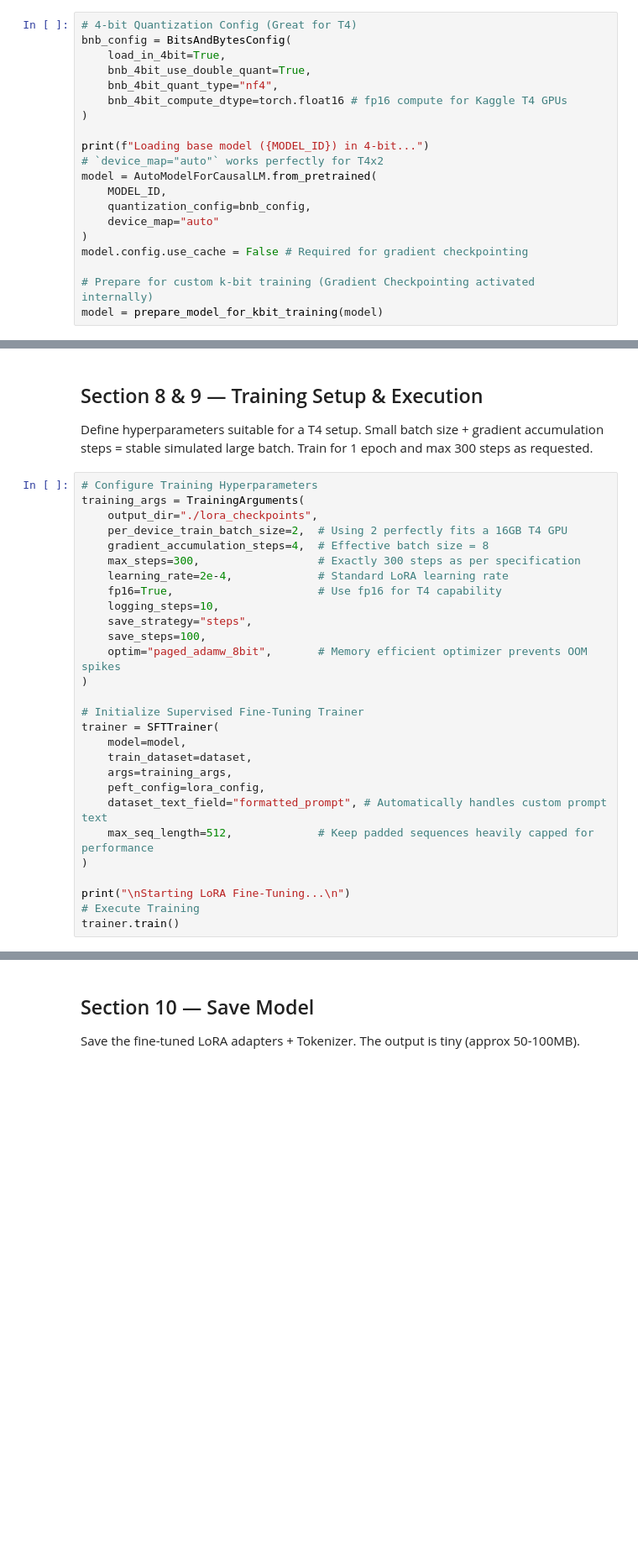
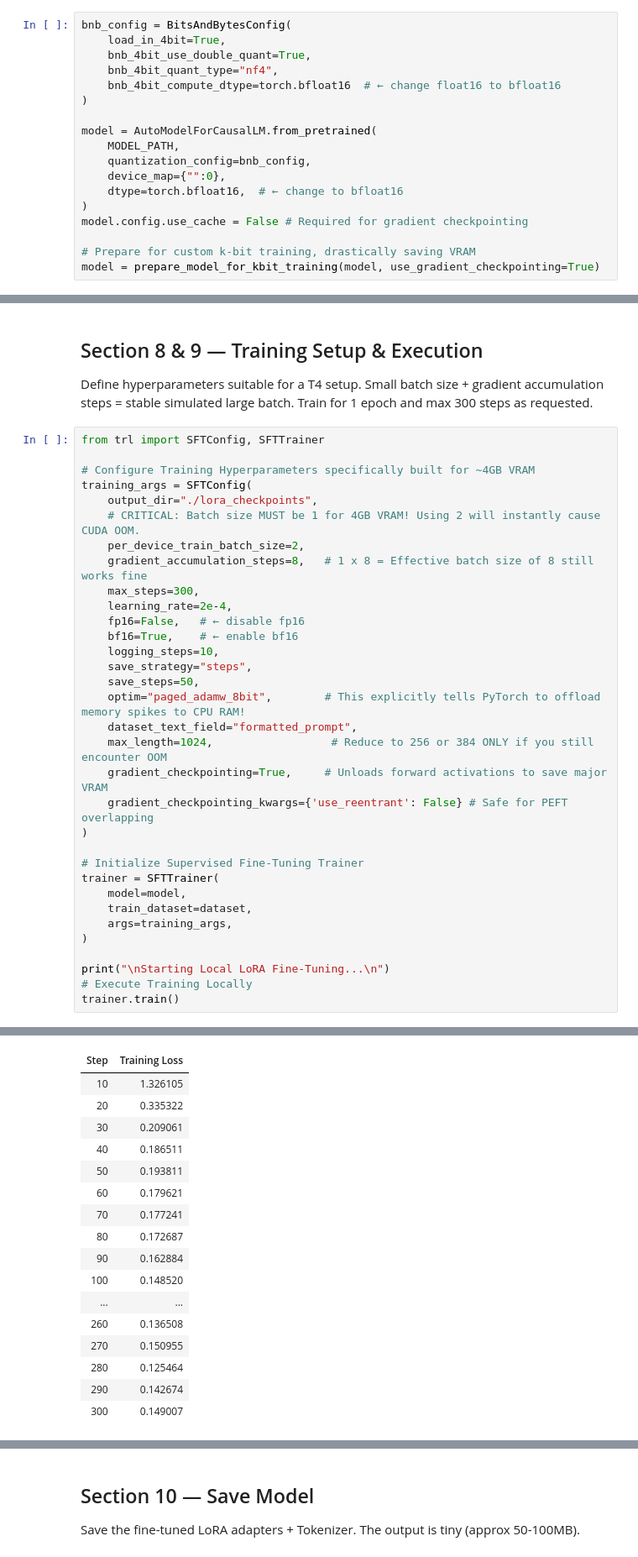
Before and after one commit to MohamedLouayChatti/ASCP, a Jupyter notebook: dlp/ML/train.ipynb, the cells around one changed output, grey strips where cells are left out. Shown at 84% size. Saved outputs shown, nothing was run; the diff lists cells and outputs as text; blank space fills up the shorter version.

Commit message:
feat: Fine-Tuning model and saving LoRa adapters

```diff
--- a/dlp/ML/train.ipynb
+++ b/dlp/ML/train.ipynb
@@ -113,23 +224,21 @@ Load the base model using 4-bit float quantization (`BitsAndBytesConfig`). Also
 # %%
-# 4-bit Quantization Config (Great for T4)
 bnb_config = BitsAndBytesConfig(
     load_in_4bit=True,
     bnb_4bit_use_double_quant=True,
     bnb_4bit_quant_type="nf4",
-    bnb_4bit_compute_dtype=torch.float16 # fp16 compute for Kaggle T4 GPUs
+    bnb_4bit_compute_dtype=torch.bfloat16  # ← change float16 to bfloat16
 )
 
-print(f"Loading base model ({MODEL_ID}) in 4-bit...")
-# `device_map="auto"` works perfectly for T4x2
 model = AutoModelForCausalLM.from_pretrained(
-    MODEL_ID,
+    MODEL_PATH,
     quantization_config=bnb_config,
-    device_map="auto"
+    device_map={"":0},
+    dtype=torch.bfloat16,  # ← change to bfloat16
 )
 model.config.use_cache = False # Required for gradient checkpointing
 
-# Prepare for custom k-bit training (Gradient Checkpointing activated internally)
-model = prepare_model_for_kbit_training(model)
+# Prepare for custom k-bit training, drastically saving VRAM
+model = prepare_model_for_kbit_training(model, use_gradient_checkpointing=True)
 # %% [markdown]
 ## Section 7 — Apply LoRA
 Attach Low-Rank Adaptation (LoRA) adapters to the attention blocks. This freezes the base model and only updates new compact weights.
@@ -153,18 +264,26 @@ model.print_trainable_parameters()
 ## Section 8 & 9 — Training Setup & Execution
 Define hyperparameters suitable for a T4 setup. Small batch size + gradient accumulation steps = stable simulated large batch. Train for 1 epoch and max 300 steps as requested.
 # %%
-# Configure Training Hyperparameters
-training_args = TrainingArguments(
+from trl import SFTConfig, SFTTrainer
+
+# Configure Training Hyperparameters specifically built for ~4GB VRAM
+training_args = SFTConfig(
     output_dir="./lora_checkpoints",
-    per_device_train_batch_size=2,  # Using 2 perfectly fits a 16GB T4 GPU
-    gradient_accumulation_steps=4,  # Effective batch size = 8
-    max_steps=300,                  # Exactly 300 steps as per specification
-    learning_rate=2e-4,             # Standard LoRA learning rate
-    fp16=True,                      # Use fp16 for T4 capability
+    # CRITICAL: Batch size MUST be 1 for 4GB VRAM! Using 2 will instantly cause CUDA OOM.
+    per_device_train_batch_size=2,
+    gradient_accumulation_steps=8,   # 1 x 8 = Effective batch size of 8 still works fine
+    max_steps=300,
+    learning_rate=2e-4,
+    fp16=False,   # ← disable fp16
+    bf16=True,    # ← enable bf16
     logging_steps=10,
     save_strategy="steps",
-    save_steps=100,
-    optim="paged_adamw_8bit",       # Memory efficient optimizer prevents OOM spikes
+    save_steps=50,
+    optim="paged_adamw_8bit",        # This explicitly tells PyTorch to offload memory spikes to CPU RAM!
+    dataset_text_field="formatted_prompt",
+    max_length=1024,                  # Reduce to 256 or 384 ONLY if you still encounter OOM
+    gradient_checkpointing=True,     # Unloads forward activations to save major VRAM
+    gradient_checkpointing_kwargs={'use_reentrant': False} # Safe for PEFT overlapping
 )
 
 # Initialize Supervised Fine-Tuning Trainer
@@ -172,11 +291,9 @@ trainer = SFTTrainer(
     model=model,
     train_dataset=dataset,
     args=training_args,
-    peft_config=lora_config,
-    dataset_text_field="formatted_prompt", # Automatically handles custom prompt text
-    max_seq_length=512,             # Keep padded sequences heavily capped for performance
 )
 
-print("\nStarting LoRA Fine-Tuning...\n")
-# Execute Training
+print("\nStarting Local LoRA Fine-Tuning...\n")
+# Execute Training Locally
 trainer.train()
+# %% [output]
@@ -182,0 +303,17 @@ trainer.train()
+| Step | Training Loss |
+| 10 | 1.326105 |
+| 20 | 0.335322 |
+| 30 | 0.209061 |
+| 40 | 0.186511 |
+| 50 | 0.193811 |
+| 60 | 0.179621 |
+| 70 | 0.177241 |
+| 80 | 0.172687 |
+| 90 | 0.162884 |
+| 100 | 0.148520 |
+| ... | ... |
+| 260 | 0.136508 |
+| 270 | 0.150955 |
+| 280 | 0.125464 |
+| 290 | 0.142674 |
+| 300 | 0.149007 |
```
Also changed, not shown: parts of 13 cells of this notebook, 6 other files.
